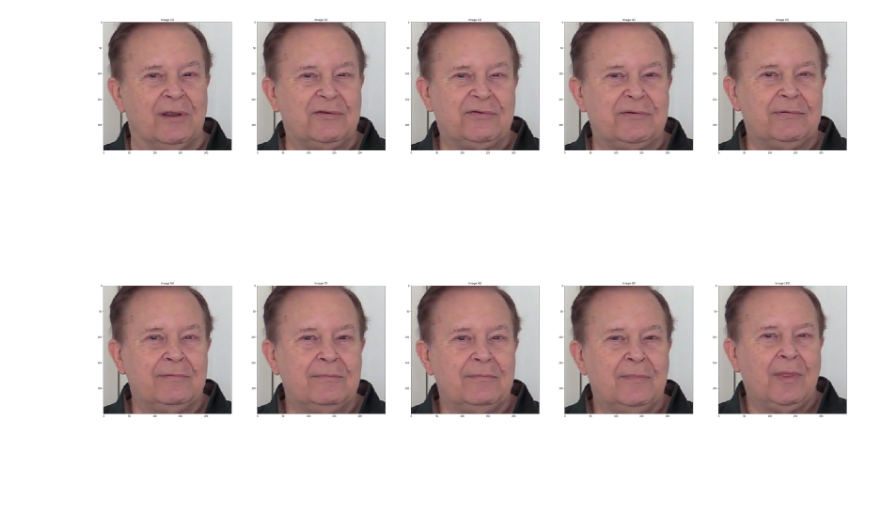
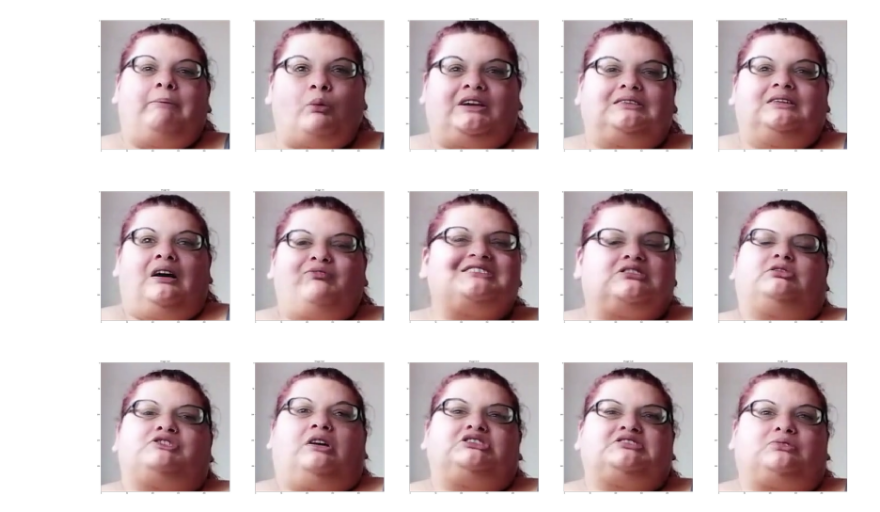
Before and after one commit to dmitry-vorobiev/kaggle-deepfake-detection-challenge, a Jupyter notebook: notebooks/dataset.ipynb, the cells around one changed output. Cells and saved outputs as stored; diff of their text form; code cells hidden in the pictures; blank space fills up the shorter version.

```diff
--- a/notebooks/dataset.ipynb
+++ b/notebooks/dataset.ipynb
@@ -210,5 +121,0 @@ array([25, 28, 31, 35, 38, 41, 45, 48, 51, 55], dtype=uint16)
-# %%
-frames = sampler(0)(125)
-assert len(frames) == 10
-assert frames[-1] == frames[0] + (len(frames)-1) * 100/30
-frames
@@ -217,2 +121,0 @@ array([58, 61, 64, 68, 71, 74, 78, 81, 84, 88], dtype=uint16)
-# %%
-sampler = FrameSampler(num_frames=10, real_fake_ratio=5, p_sparse=1.)
@@ -389,10 +299,7 @@ class BalancedSampler(torch.utils.data.RandomSampler):
                 idxs.append(label_idxs[:chunk])
         idxs = np.concatenate(idxs)
         idxs = np.random.permutation(idxs)[:self.num_samples]
-
-        for i in idxs:
-            yield i
-        # return iter(idxs.tolist())
+        return iter(idxs.tolist())
 # %%
 # %%time
 
@@ -410,7 +317,8 @@ class BalancedSampler(torch.utils.data.RandomSampler):
 # print('Real: {}\nFake: {}'.format(real, fake))
 # %%
 %%time
-num_frames = 10
+num_frames = 15
 sampler = FrameSampler(num_frames, real_fake_ratio=1, p_sparse=0.5)
-ds = ImagesDataset(DATA_DIR, IMG_DIR, size=(num_frames, 250), sampler=sampler)
+# ds = ImagesDataset(IMG_DIR, size=(num_frames, 250), sampler=sampler)
+ds = HDF5Dataset(HDF5_DIR, size=(num_frames, 250), sampler=sampler)
 # %% [output]
@@ -499,6 +392,6 @@ Frame: 0
 # %%
-video = videos[3].numpy()
+video = videos[7].numpy()
 cols = math.ceil(len(video)/6)
 show_images(video, cols=cols)
 # %% [output]
-[figure, old version]
+[figure, new version]
```
Also changed, not shown: parts of 21 cells of this notebook.
